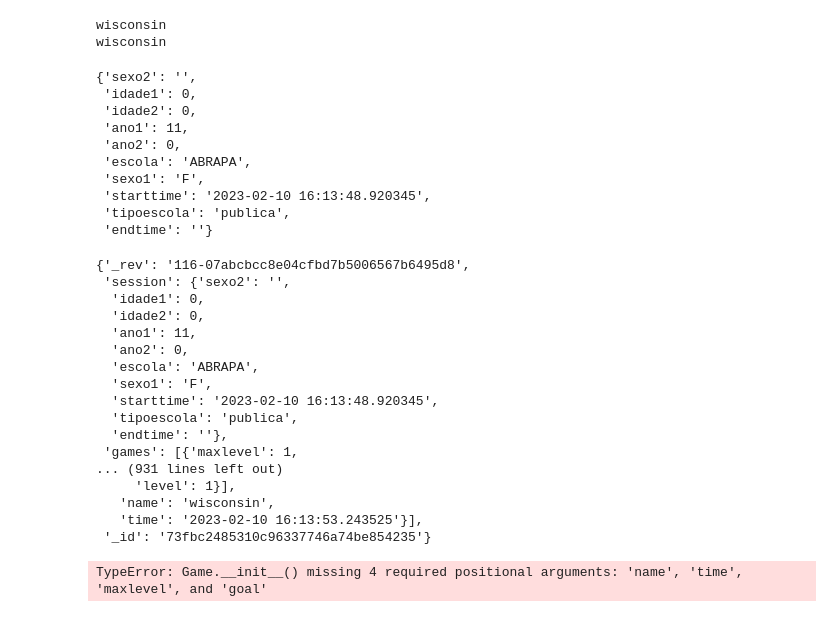
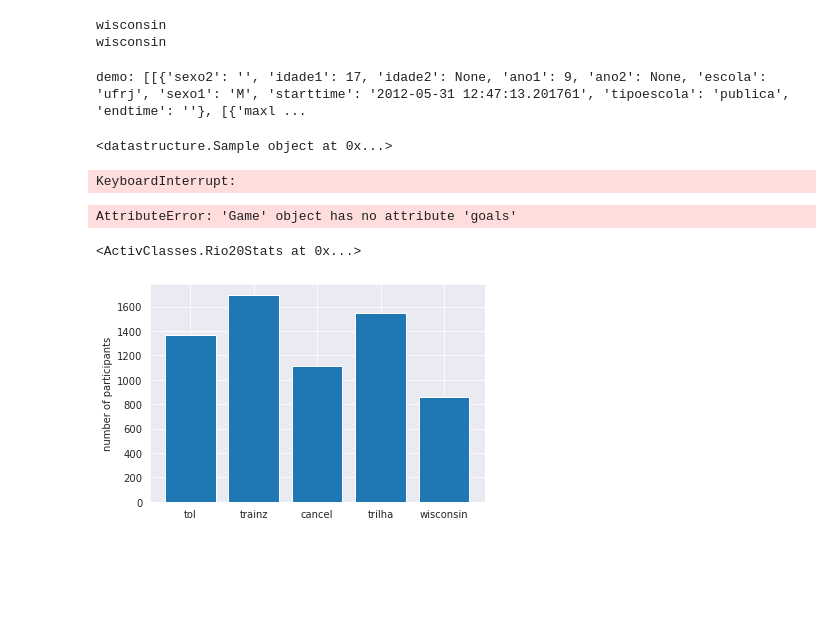
Before and after one commit to AnniProvietti/RIO20, a Jupyter notebook: fono_ceo-master/ipynb/dev/Rio+20-coletar-dados.ipynb, the cells around one changed output. Cells and saved outputs as stored; diff of their text form; code cells hidden in the pictures; blank space fills up the shorter version.

Commit message:
Tentativa de criar um csv com as informações dos jogos jogados -> pegando as informações dos jogos

```diff
--- a/fono_ceo-master/ipynb/dev/Rio+20-coletar-dados.ipynb
+++ b/fono_ceo-master/ipynb/dev/Rio+20-coletar-dados.ipynb
@@ -184,54 +184,42 @@ wisconsin
 wisconsin
 # %%
 from datastructure import Player
-from ActivClasses import Activ, Game
+from RioClasses import RioPlayers
 from ActivClasses import Sample
 
-gm = Activ().one_player()
-Player(**gm).session
+RioPlayers().file_demographics(date="2012", start_count= (0,2000), name="demo.csv")
 # %% [output]
-{'sexo2': '',
- 'idade1': 0,
- 'idade2': 0,
- 'ano1': 11,
- 'ano2': 0,
- 'escola': 'ABRAPA',
- 'sexo1': 'F',
- 'starttime': '2023-02-10 16:13:48.920345',
- 'tipoescola': 'publica',
- 'endtime': ''}
+demo: [[{'sexo2': '', 'idade1': 17, 'idade2': None, 'ano1': 9, 'ano2': None, 'escola': 'ufrj', 'sexo1': 'M', 'starttime': '2012-05-31 12:47:13.201761', 'tipoescola': 'publica', 'endtime': ''}, [{'maxl ...
+# %%
+from ActivClasses import Activ
+from datastructure import Game, Player, Sample
+
+gm = Activ().one_player()
+#players = Sample(sample=[gm(player) for player in Activ().get_jogadores()])
+_ = [print(Sample(sample=[Activ().one_player(player) for player in Activ().get_jogadores()]))]
+#print(player)
+# %% [output]
+<datastructure.Sample object at 0x...>
 # %%
-from ActivClasses import Activ, Game, Player
+from ActivClasses import Activ
+from datastructure import Game, Player, Sample
 
-Activ().one_player()
-#gm_player = Player(**gm)
-#Game(**gm)
+gm = Activ().one_player()
+_ = [print(Game(game=[Activ(player) for player in Activ().file_game_demographics()]))]
 # %% [output]
-{'_rev': '116-07abcbcc8e04cfbd7b5006567b6495d8',
- 'session': {'sexo2': '',
-  'idade1': 0,
-  'idade2': 0,
-  'ano1': 11,
-  'ano2': 0,
-  'escola': 'ABRAPA',
-  'sexo1': 'F',
-  'starttime': '2023-02-10 16:13:48.920345',
-  'tipoescola': 'publica',
-  'endtime': ''},
- 'games': [{'maxlevel': 1,
-... (931 lines left out)
-     'level': 1}],
-   'name': 'wisconsin',
-   'time': '2023-02-10 16:13:53.243525'}],
- '_id': '73fbc2485310c96337746a74be854235'}
+KeyboardInterrupt:
-# %%
-from ActivClasses import Activ
-from datastructure import Game, Player
-
-gm = Activ().one_player()
-player = Player(**gm).games
-players = Game(**gm)
-_ = [print(a_goal.acertosConsecutivos) for game in player.games]
-#print(player)
-# %% [output]
-TypeError: Game.__init__() missing 4 required positional arguments: 'name', 'time', 'maxlevel', and 'goal'
+# %%
+from ActivClasses import Rio20Select
+
+rio = Rio20Select().sample()
+rio
+# %% [output]
+AttributeError: 'Game' object has no attribute 'goals'
+# %%
+from ActivClasses import Rio20Stats
+
+rios = Rio20Stats(date="2012", start_count=(0,1620),pic_file="sample.dat")
+rios.main()
+# %% [output]
+<ActivClasses.Rio20Stats at 0x...>
+[figure, added]
```
Also changed, not shown: parts of 5 cells of this notebook, 6 other files.
